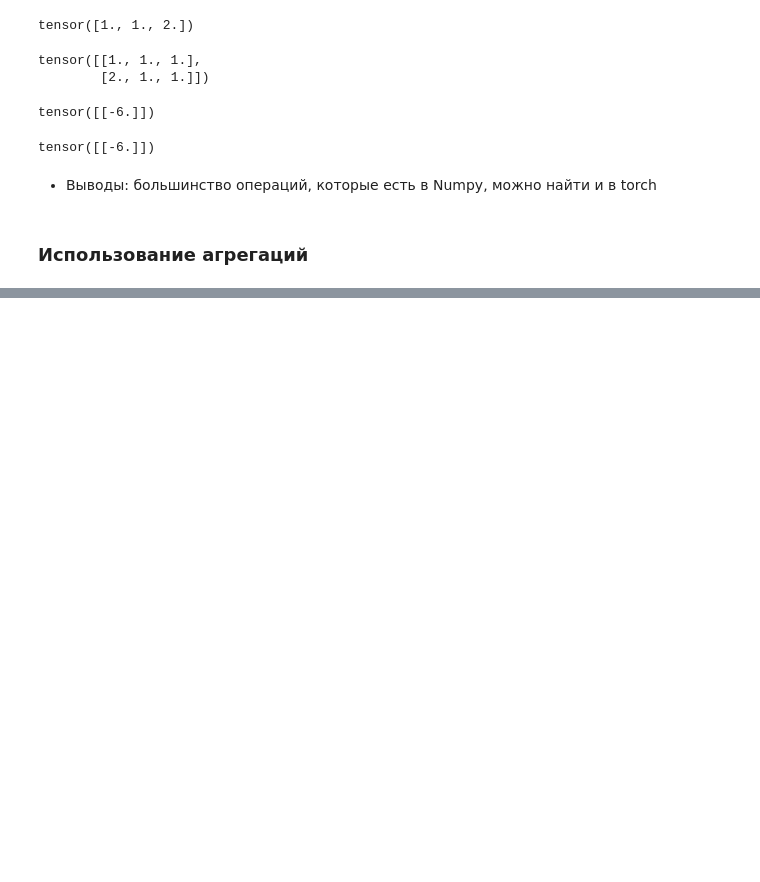
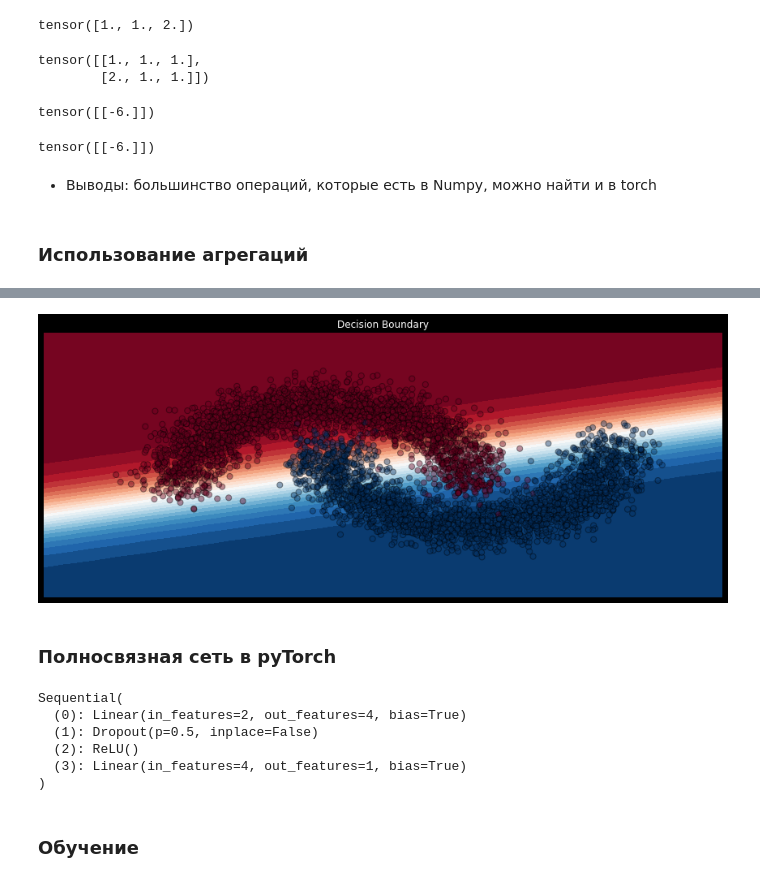
Before and after one commit to TaliyIvanov/MPTI-Deep_Lerning, a Jupyter notebook: 19.0 ДЗ. Введение в Нейронные сети/Введение в PyTorch Deep Learning (дополнительная практика вне курса).ipynb, the cells around one changed output, grey strips where cells are left out. Saved outputs shown, nothing was run; the diff lists cells and outputs as text; code cells hidden in the pictures; blank space fills up the shorter version.

```diff
--- a/19.0 ДЗ. Введение в Нейронные сети/Введение в PyTorch Deep Learning (дополнительная практика вне курса).ipynb
+++ b/19.0 ДЗ. Введение в Нейронные сети/Введение в PyTorch Deep Learning (дополнительная практика вне курса).ipynb
@@ -384,0 +908,4 @@ tensor([[-6.]])
+# %%
+plot_decision_boundary(model.to("cpu"))
+# %% [output]
+[figure, added]
@@ -384,0 +916,2 @@ tensor([[-6.]])
+# %% [markdown]
+### Полносвязная сеть в pyTorch
@@ -384,0 +926,9 @@ tensor([[-6.]])
+# %%
+model
+# %% [output]
+Sequential(
+  (0): Linear(in_features=2, out_features=4, bias=True)
+  (1): Dropout(p=0.5, inplace=False)
+  (2): ReLU()
+  (3): Linear(in_features=4, out_features=1, bias=True)
+)
@@ -384,0 +964,2 @@ tensor([[-6.]])
+# %% [markdown]
+### Обучение
```
Also changed, not shown: parts of 86 cells of this notebook.
